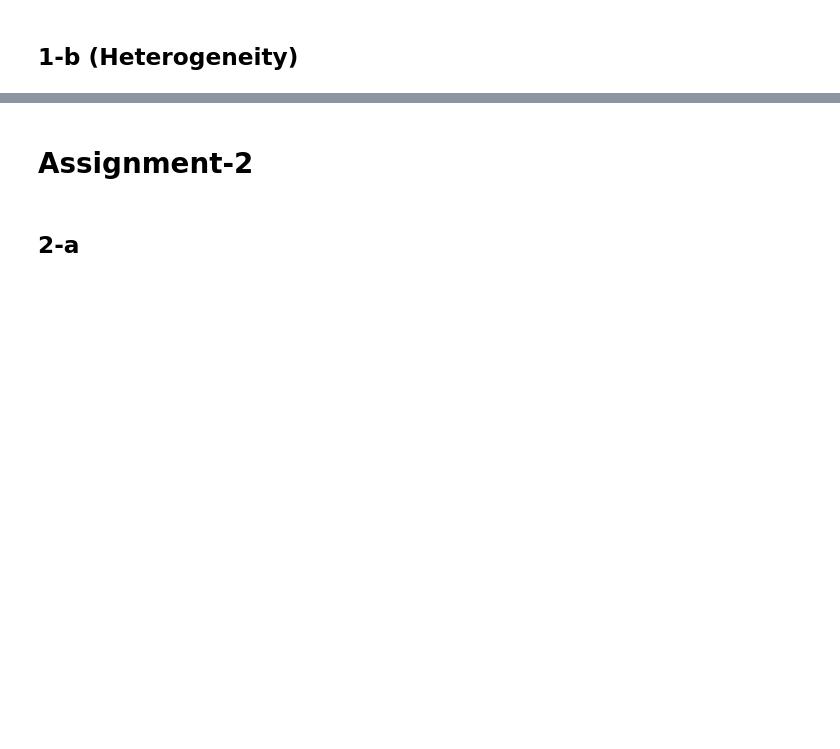
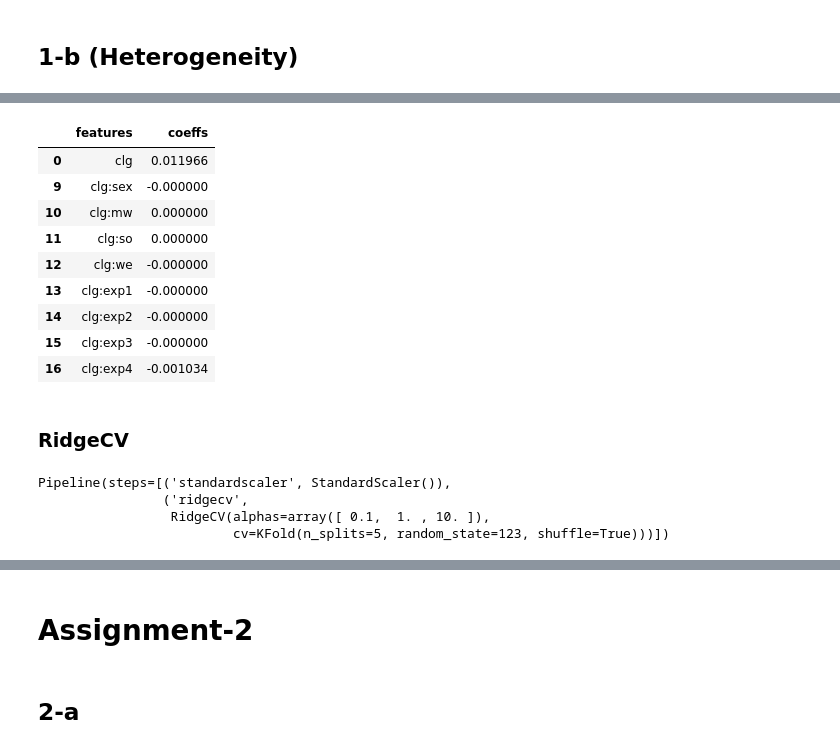
Before and after one commit to pradyumna-singh/MetricsMLNotebooks, a Jupyter notebook: hw/hw-2/HW-2.ipynb, the cells around one changed output, grey strips where cells are left out. Drawn from its saved outputs; the diff is of its cells as text; code cells hidden in the pictures; blank space fills up the shorter version.

```diff
--- a/hw/hw-2/HW-2.ipynb
+++ b/hw/hw-2/HW-2.ipynb
@@ -315,0 +316,16 @@ for c in interaction_cols:
+# %%
+results = pd.DataFrame(zip(X.columns, lcv.coef_), columns=["features", "coeffs"])
+results[results["features"].str.contains("clg")]
+# %% [output]
+|  | features | coeffs |
+| 0 | clg | 0.011966 |
+| 9 | clg:sex | -0.000000 |
+| 10 | clg:mw | 0.000000 |
+| 11 | clg:so | 0.000000 |
+| 12 | clg:we | -0.000000 |
+| 13 | clg:exp1 | -0.000000 |
+| 14 | clg:exp2 | -0.000000 |
+| 15 | clg:exp3 | -0.000000 |
+| 16 | clg:exp4 | -0.001034 |
+# %% [markdown]
+### RidgeCV
@@ -315,0 +334,7 @@ for c in interaction_cols:
+# %%
+ridge_cv.fit(X, y.reshape(-1,1))
+# %% [output]
+Pipeline(steps=[('standardscaler', StandardScaler()),
+                ('ridgecv',
+                 RidgeCV(alphas=array([ 0.1,  1. , 10. ]),
+                         cv=KFold(n_splits=5, random_state=123, shuffle=True)))])
```
Also changed, not shown: parts of 56 cells of this notebook.
